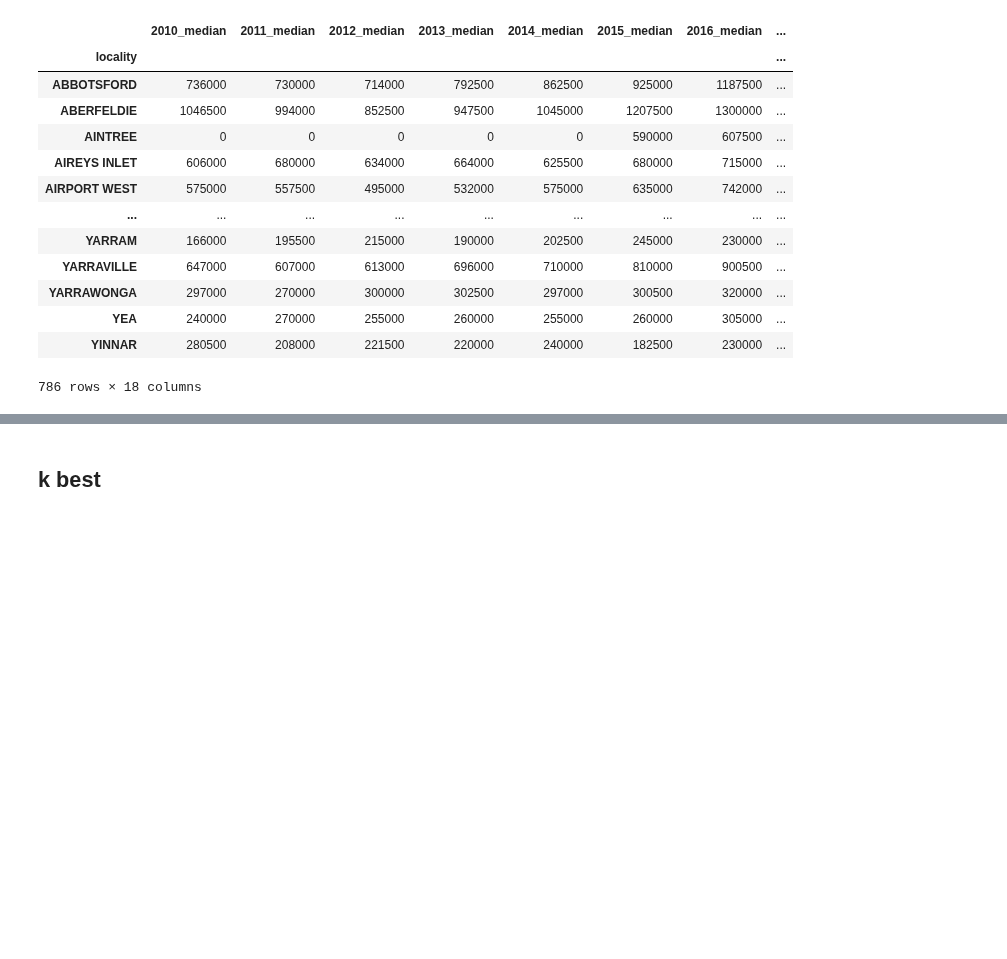
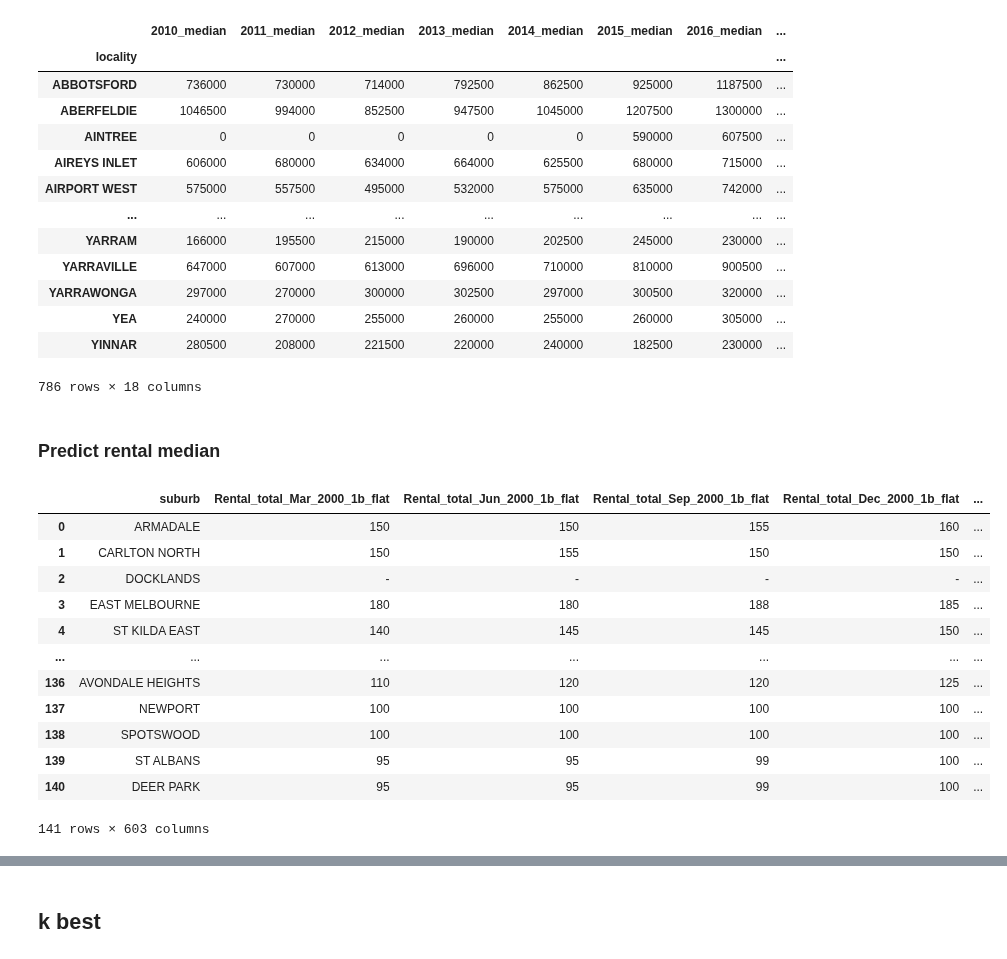
Before and after one commit to MAST30034-Applied-Data-Science/generic-real-estate-consulting-project-group-1-iron-data-man, a Jupyter notebook: notebooks/Modelling.ipynb, the cells around one changed output, grey strips where cells are left out. Saved outputs shown, nothing was run; the diff lists cells and outputs as text; code cells hidden in the pictures; blank space fills up the shorter version.

```diff
--- a/notebooks/Modelling.ipynb
+++ b/notebooks/Modelling.ipynb
@@ -1048,3 +1048,5 @@ predict_median_price
 786 rows × 18 columns
 # %%
 predict_median_price.to_csv('../data/curated/predict_house_price_median.csv')
+# %% [markdown]
+### Predict rental median
@@ -1050,0 +1055,16 @@ predict_median_price.to_csv('../data/curated/predict_house_price_median.csv')
+# %%
+rental_median_data
+# %% [output]
+|  | suburb | Rental_total_Mar_2000_1b_flat | Rental_total_Jun_2000_1b_flat | Rental_total_Sep_2000_1b_flat | Rental_total_Dec_2000_1b_flat | ... |
+| 0 | ARMADALE | 150 | 150 | 155 | 160 | ... |
+| 1 | CARLTON NORTH | 150 | 155 | 150 | 150 | ... |
+| 2 | DOCKLANDS | - | - | - | - | ... |
+| 3 | EAST MELBOURNE | 180 | 180 | 188 | 185 | ... |
+| 4 | ST KILDA EAST | 140 | 145 | 145 | 150 | ... |
+| ... | ... | ... | ... | ... | ... | ... |
+| 136 | AVONDALE HEIGHTS | 110 | 120 | 120 | 125 | ... |
+| 137 | NEWPORT | 100 | 100 | 100 | 100 | ... |
+| 138 | SPOTSWOOD | 100 | 100 | 100 | 100 | ... |
+| 139 | ST ALBANS | 95 | 95 | 99 | 100 | ... |
+| 140 | DEER PARK | 95 | 95 | 99 | 100 | ... |
+141 rows × 603 columns
```
Also changed, not shown: parts of 15 cells of this notebook.
